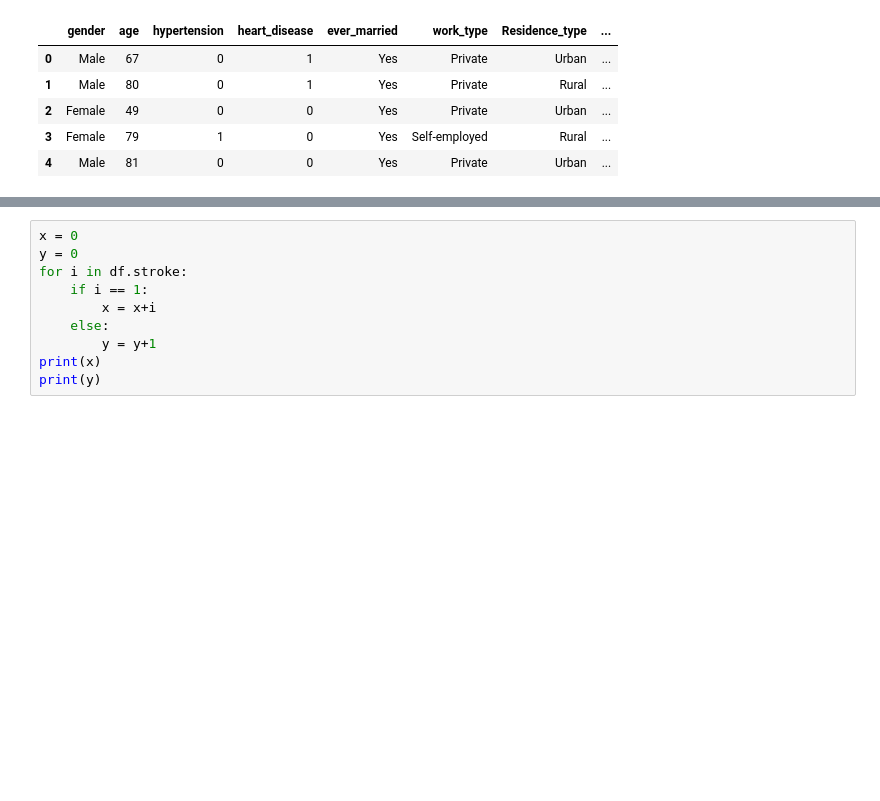
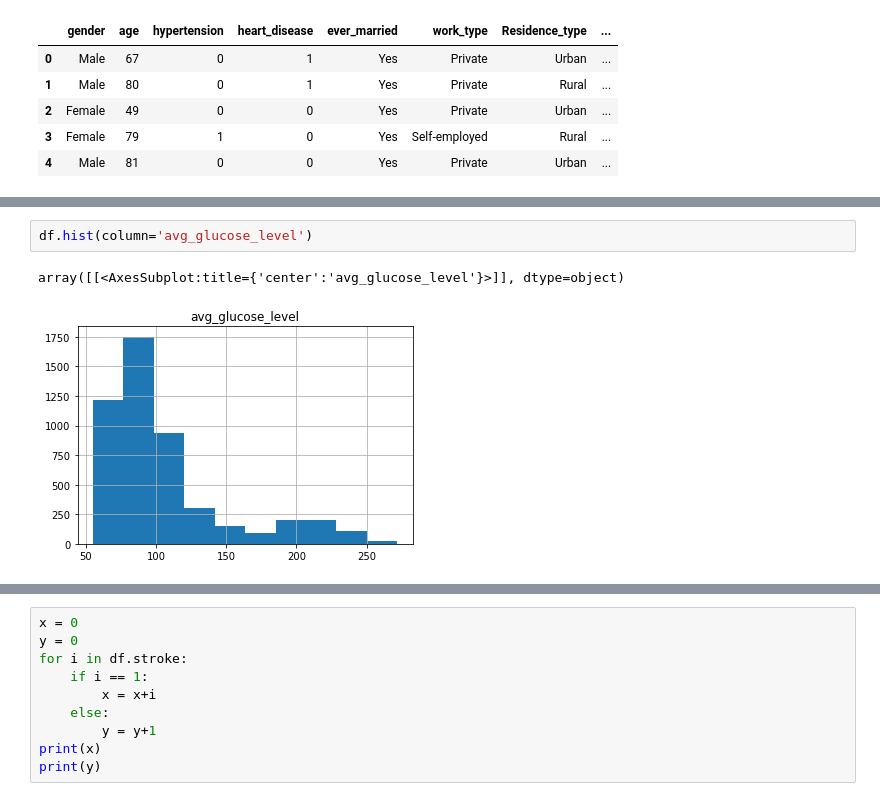
Before and after one commit to Swapnidtambe/brain_stroke-prediction, a Jupyter notebook: brain_stroke_prediction.ipynb, the cells around one changed output, grey strips where cells are left out. Drawn from its saved outputs; the diff is of its cells as text; blank space fills up the shorter version.

```diff
--- a/brain_stroke_prediction.ipynb
+++ b/brain_stroke_prediction.ipynb
@@ -70,0 +86,5 @@ df.head()
+# %%
+df.hist(column='avg_glucose_level')
+# %% [output]
+array([[<AxesSubplot:title={'center':'avg_glucose_level'}>]], dtype=object)
+[figure, added]
```
Also changed, not shown: parts of 30 cells of this notebook.
